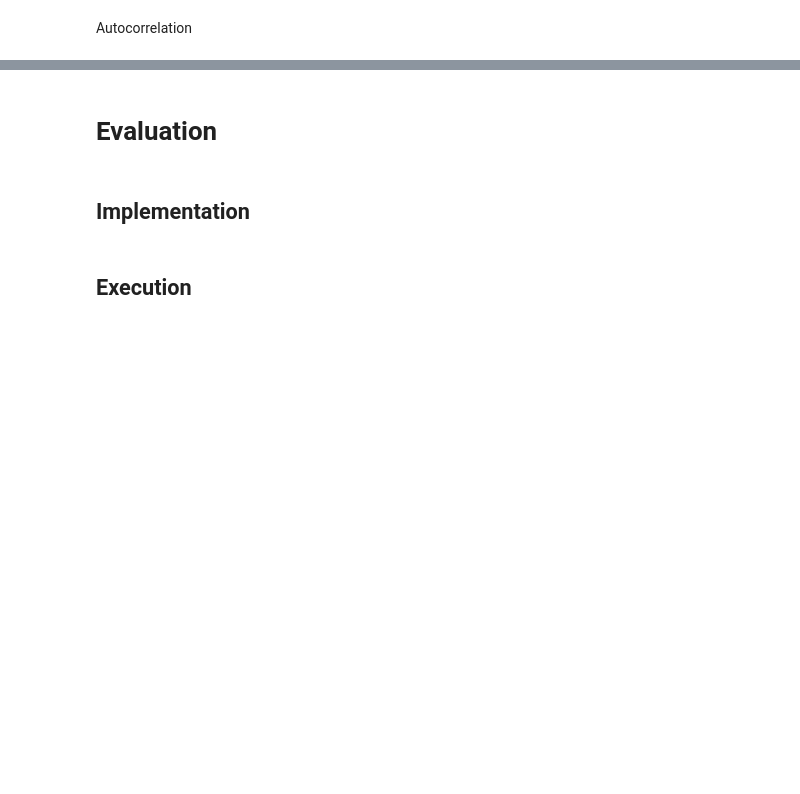
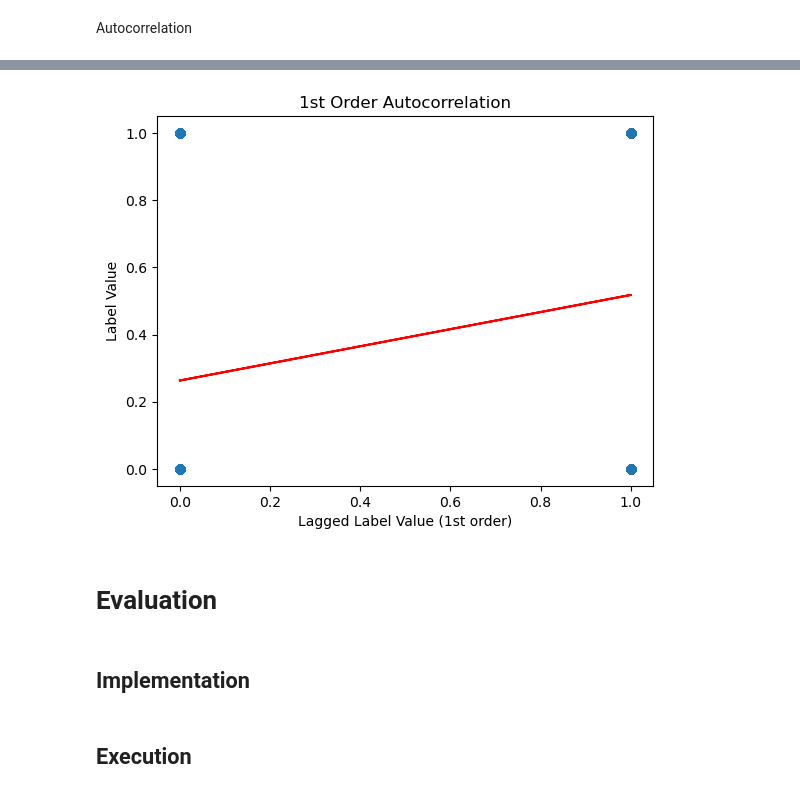
Before and after one commit to SteinPanyu/IndependentReproducibility, a Jupyter notebook: ModelTraining & Evaluation.ipynb, the cells around one changed output, grey strips where cells are left out. Drawn from its saved outputs; the diff is of its cells as text; code cells hidden in the pictures; blank space fills up the shorter version.

```diff
--- a/ModelTraining & Evaluation.ipynb
+++ b/ModelTraining & Evaluation.ipynb
@@ -890,3 +945,24 @@ r = np.corrcoef(feat_current_ESM['ESM#LastLabel_3'], y)[0, 1]
+# %%
+import matplotlib.pyplot as plt
+
+# Assuming you have two series: series1 and series2
+series1 = X['ESM#LastLabel']
+series2 = y
+# Create a scatter plot
+plt.scatter(series1, series2)
+plt.xlabel('Lagged Label Value (1st order)')
+plt.ylabel('Label Value')
+plt.title('1st Order Autocorrelation')
+
+# Add a trendline (optional)
+z = np.polyfit(series1, series2, 1)
+p = np.poly1d(z)
+plt.plot(series1, p(series1), color='r')
+
+# Show the plot
+plt.show()
+# %% [output]
+[figure, added]
 # %% [markdown]
 # Evaluation
 # %% [markdown]
```
Also changed, not shown: parts of 15 cells of this notebook, 4 other files.
